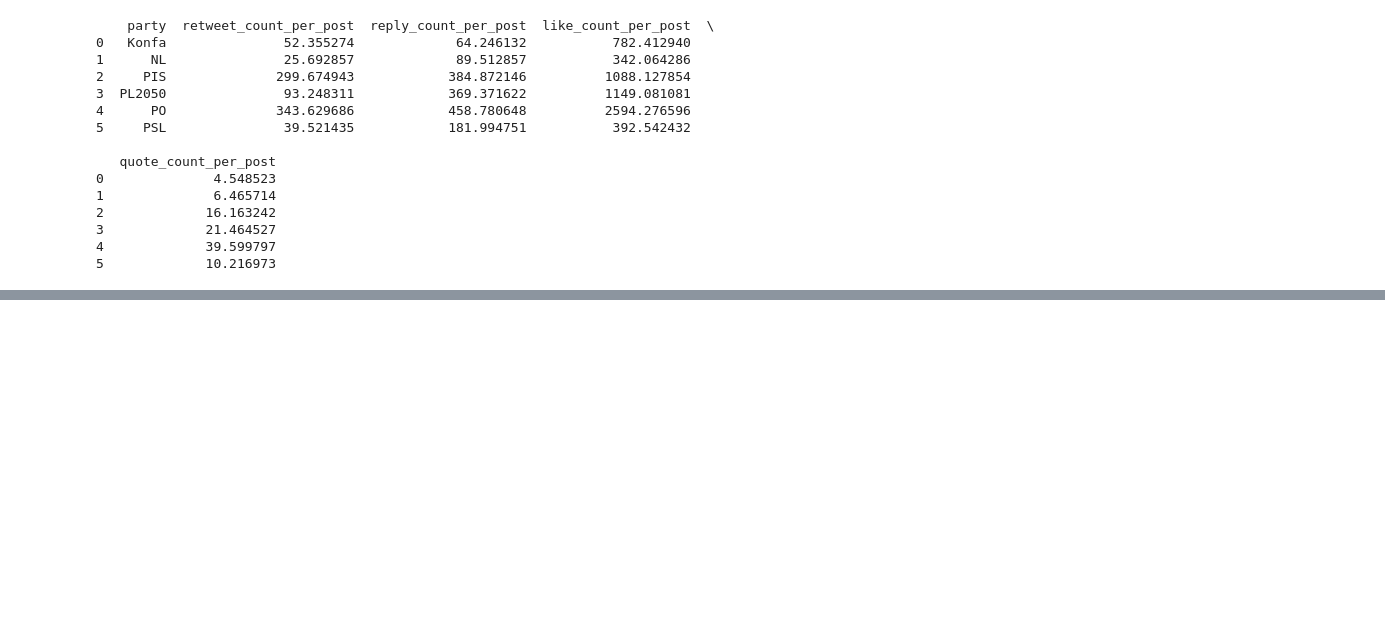
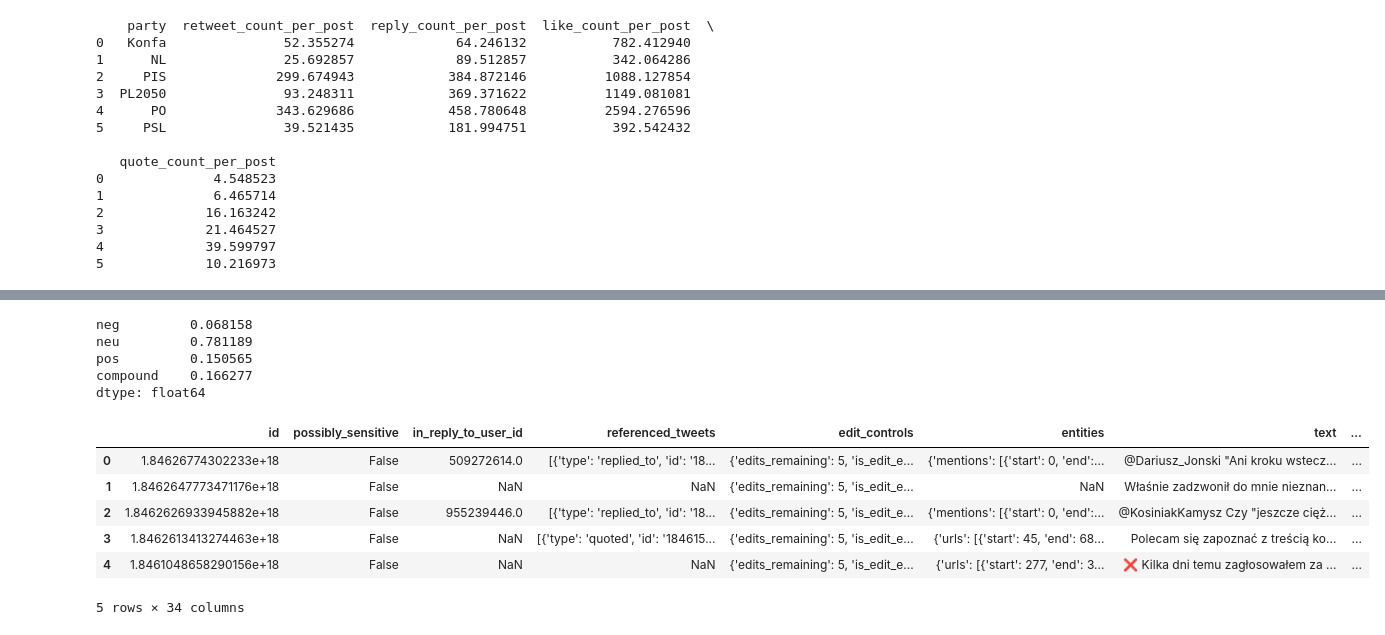
Before and after one commit to MPKuchciak/Twitter, a Jupyter notebook: initial_exploration.ipynb, the cells around one changed output, grey strips where cells are left out. Saved outputs shown, nothing was run; the diff lists cells and outputs as text; code cells hidden in the pictures; blank space fills up the shorter version.

```diff
--- a/initial_exploration.ipynb
+++ b/initial_exploration.ipynb
@@ -464,0 +536,9 @@ print(public_metrics_summary[['party', 'retweet_count_per_post', 'reply_count_pe
+# %%
+import nltk
+nltk.download('vader_lexicon')
+
+from nltk.sentiment import SentimentIntensityAnalyzer
+from tqdm.notebook import tqdm
+nltk.download('vader_lexicon')
+
+sia = SentimentIntensityAnalyzer()
@@ -464,0 +566,13 @@ print(public_metrics_summary[['party', 'retweet_count_per_post', 'reply_count_pe
+# %%
+res = {}
+
+for i, row in tqdm(df_no_na.iterrows(), total=len(df_no_na)):
+    text = row['text_clean_en_demojized']
+    myID = row['id']
+    res[myID] = sia.polarity_scores(text)
+# %%
+vader_res = pd.DataFrame.from_dict(res, orient='index').reset_index()
+
+vader_res.rename(columns={'index': 'id'}, inplace=True)
+
+vader_res.head()
@@ -464,0 +586,22 @@ print(public_metrics_summary[['party', 'retweet_count_per_post', 'reply_count_pe
+# %%
+vader_res.iloc[:, 1:5].mean()
+# %% [output]
+neg         0.068158
+neu         0.781189
+pos         0.150565
+compound    0.166277
+dtype: float64
+# %%
+# Merge the values from vader_res to df_no_na by 'id'
+df_no_na = df_no_na.merge(vader_res, on='id', how='left')
+
+# Display the first few rows of the updated dataframe to verify the merge
+df_no_na.head()
+# %% [output]
+|  | id | possibly_sensitive | in_reply_to_user_id | referenced_tweets | edit_controls | entities | text | ... |
+| 0 | 1.84626774302233e+18 | False | 509272614.0 | [{'type': 'replied_to', 'id': '18... | {'edits_remaining': 5, 'is_edit_e... | {'mentions': [{'start': 0, 'end':... | @Dariusz_Jonski "Ani kroku wstecz... | ... |
+| 1 | 1.8462647773471176e+18 | False | NaN | NaN | {'edits_remaining': 5, 'is_edit_e... | NaN | Właśnie zadzwonił do mnie nieznan... | ... |
+| 2 | 1.8462626933945882e+18 | False | 955239446.0 | [{'type': 'replied_to', 'id': '18... | {'edits_remaining': 5, 'is_edit_e... | {'mentions': [{'start': 0, 'end':... | @KosiniakKamysz Czy "jeszcze cięż... | ... |
+| 3 | 1.8462613413274463e+18 | False | NaN | [{'type': 'quoted', 'id': '184615... | {'edits_remaining': 5, 'is_edit_e... | {'urls': [{'start': 45, 'end': 68... | Polecam się zapoznać z treścią ko... | ... |
+| 4 | 1.8461048658290156e+18 | False | NaN | NaN | {'edits_remaining': 5, 'is_edit_e... | {'urls': [{'start': 277, 'end': 3... | ❌ Kilka dni temu zagłosowałem za ... | ... |
+5 rows × 34 columns
```
Also changed, not shown: parts of 17 cells of this notebook, 4 other files.
